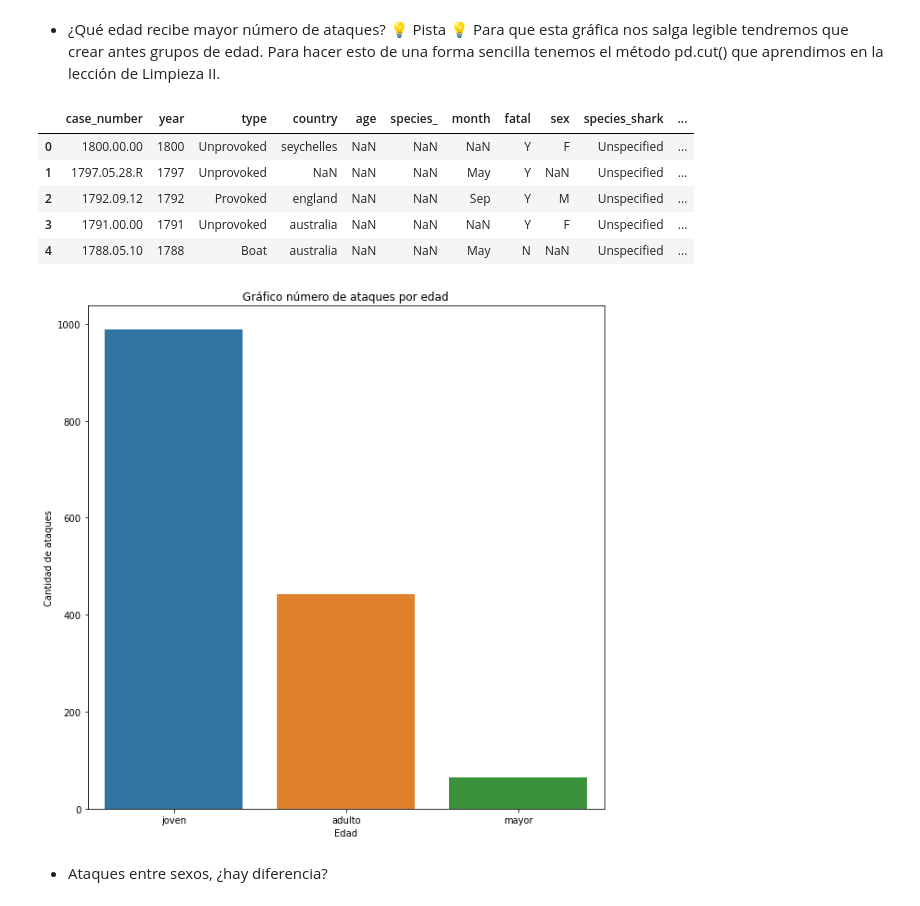
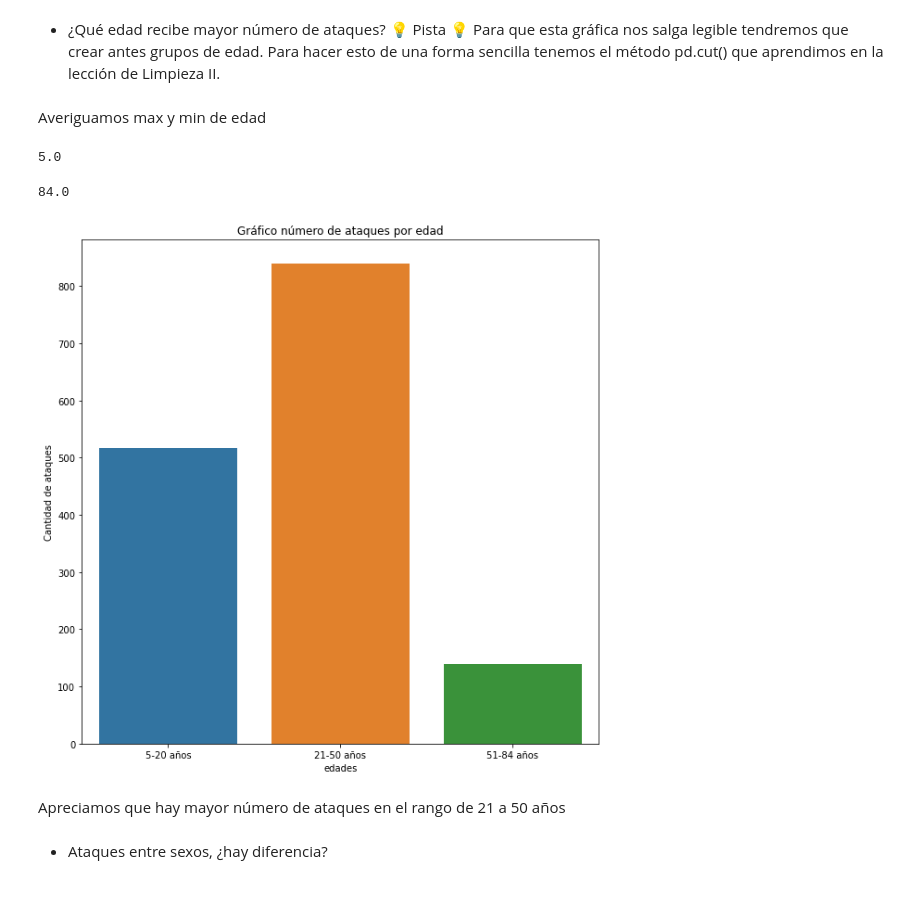
Before and after one commit to Jumblan/DA_promoC_modulo2_sprint3_JudithLola, a Jupyter notebook: EDA/pair-prog-EDAIII.ipynb, the cells around one changed output. Cells and saved outputs as stored; diff of their text form; code cells hidden in the pictures.

```diff
--- a/EDA/pair-prog-EDAIII.ipynb
+++ b/EDA/pair-prog-EDAIII.ipynb
@@ -173,27 +173,29 @@ df['age_clean'].dtypes
 dtype('float64')
 # %% [markdown]
 - ¿Qué edad recibe mayor número de ataques? 💡 Pista 💡 Para que esta gráfica nos salga legible tendremos que crear antes grupos de edad. Para hacer esto de una forma sencilla tenemos el método pd.cut() que aprendimos en la lección de Limpieza II.
-# %%
-sns.set(rc={"figure.figsize": (20, 20)});
-sns.displot(data=df, y='age_clean');
-# %%
-df["edad_ataques"] = pd.cut(df["age_clean"], 3, labels = (["joven", "adulto", "mayor"]))
-df.head()
-# %% [output]
-|  | case_number | year | type | country | age | species_ | month | fatal | sex | species_shark | ... |
-| 0 | 1800.00.00 | 1800 | Unprovoked | seychelles | NaN | NaN | NaN | Y | F | Unspecified | ... |
-| 1 | 1797.05.28.R | 1797 | Unprovoked | NaN | NaN | NaN | May | Y | NaN | Unspecified | ... |
-| 2 | 1792.09.12 | 1792 | Provoked | england | NaN | NaN | Sep | Y | M | Unspecified | ... |
-| 3 | 1791.00.00 | 1791 | Unprovoked | australia | NaN | NaN | NaN | Y | F | Unspecified | ... |
-| 4 | 1788.05.10 | 1788 | Boat | australia | NaN | NaN | May | N | NaN | Unspecified | ... |
+# %% [markdown]
+Averiguamos max y min de edad
+# %%
+df['age'].min()
+# %% [output]
+5.0
+# %%
+df['age'].max()
+# %% [output]
+84.0
+# %%
+# sacamos los rangos de edad en base al max y min
+df["edad"] = pd.cut(df["age"],bins=[5, 20, 50, 84],labels=['5-20 años', '21-50 años', '51-84 años'])
 # %%
-plt.figure (figsize =(10,10))
-fig = sns.countplot(x = 'edad_ataques', data = df)
-fig.set(ylabel = 'Cantidad de ataques', xlabel ='Edad')
+plt.figure  (figsize =(10,10))
+fig = sns.countplot(x = 'edad', data = df)
+fig.set(ylabel = 'Cantidad de ataques', xlabel ='edades')
 fig.set_title ('Gráfico número de ataques por edad')
 plt.show();
 # %% [output]
-[figure, old version]
+[figure, new version]
+# %% [markdown]
+Apreciamos que hay mayor número de ataques en el rango de 21 a 50 años
 # %% [markdown]
 - Ataques entre sexos, ¿hay diferencia?
 # %%
```
